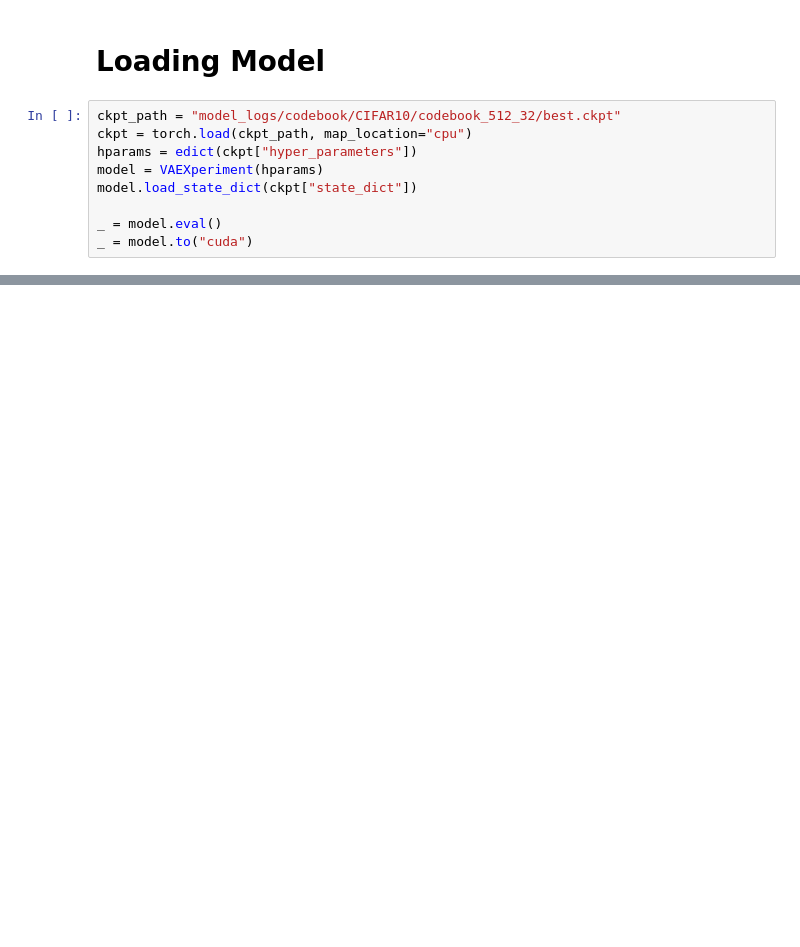
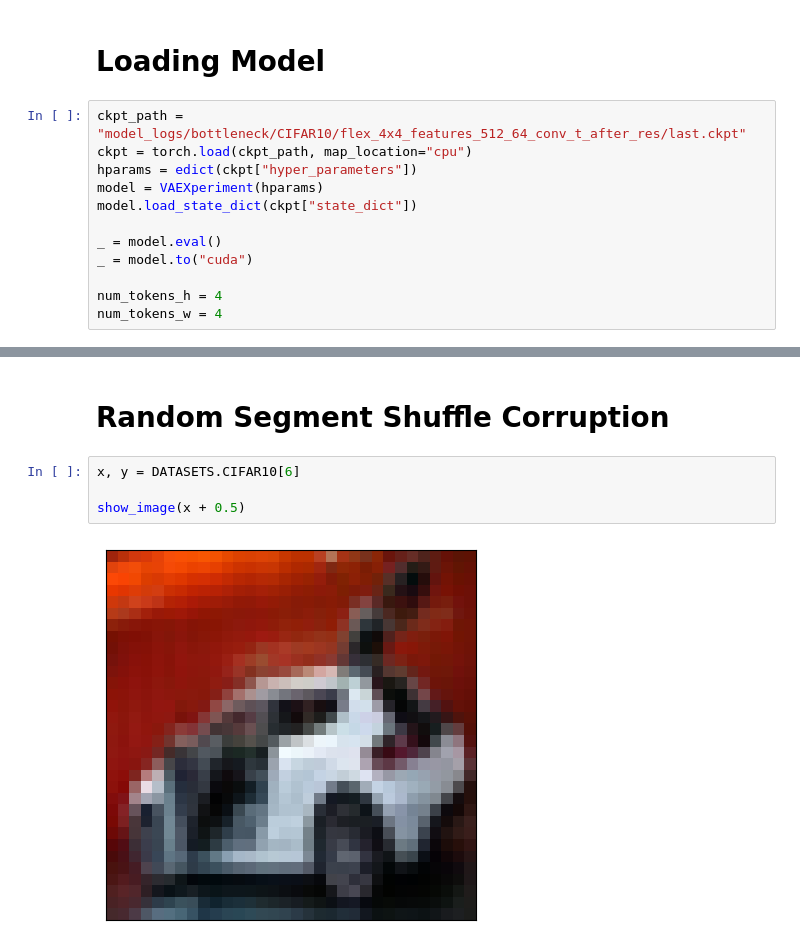
Before and after one commit to NazirNayal8/PyTorch-VAE, a Jupyter notebook: notebooks/proxy_ood.ipynb, the cells around one changed output, grey strips where cells are left out. Cells and saved outputs as stored; diff of their text form; blank space fills up the shorter version.

```diff
--- a/notebooks/proxy_ood.ipynb
+++ b/notebooks/proxy_ood.ipynb
@@ -21,7 +24,7 @@ from tqdm import tqdm
 # %% [markdown]
 # Loading Model
 # %%
-ckpt_path = "model_logs/codebook/CIFAR10/codebook_512_32/best.ckpt"
+ckpt_path = "model_logs/bottleneck/CIFAR10/flex_4x4_features_512_64_conv_t_after_res/last.ckpt"
 ckpt = torch.load(ckpt_path, map_location="cpu")
 hparams = edict(ckpt["hyper_parameters"])
 model = VAEXperiment(hparams)
@@ -29,3 +32,6 @@ model.load_state_dict(ckpt["state_dict"])
 
 _ = model.eval()
 _ = model.to("cuda")
+
+num_tokens_h = 4
+num_tokens_w = 4
@@ -50,0 +102,8 @@ VAEXperiment(
+# %% [markdown]
+# Random Segment Shuffle Corruption
+# %%
+x, y = DATASETS.CIFAR10[6]
+
+show_image(x + 0.5)
+# %% [output]
+[figure, added]
```
Also changed, not shown: parts of 25 cells of this notebook, 14 other files.
